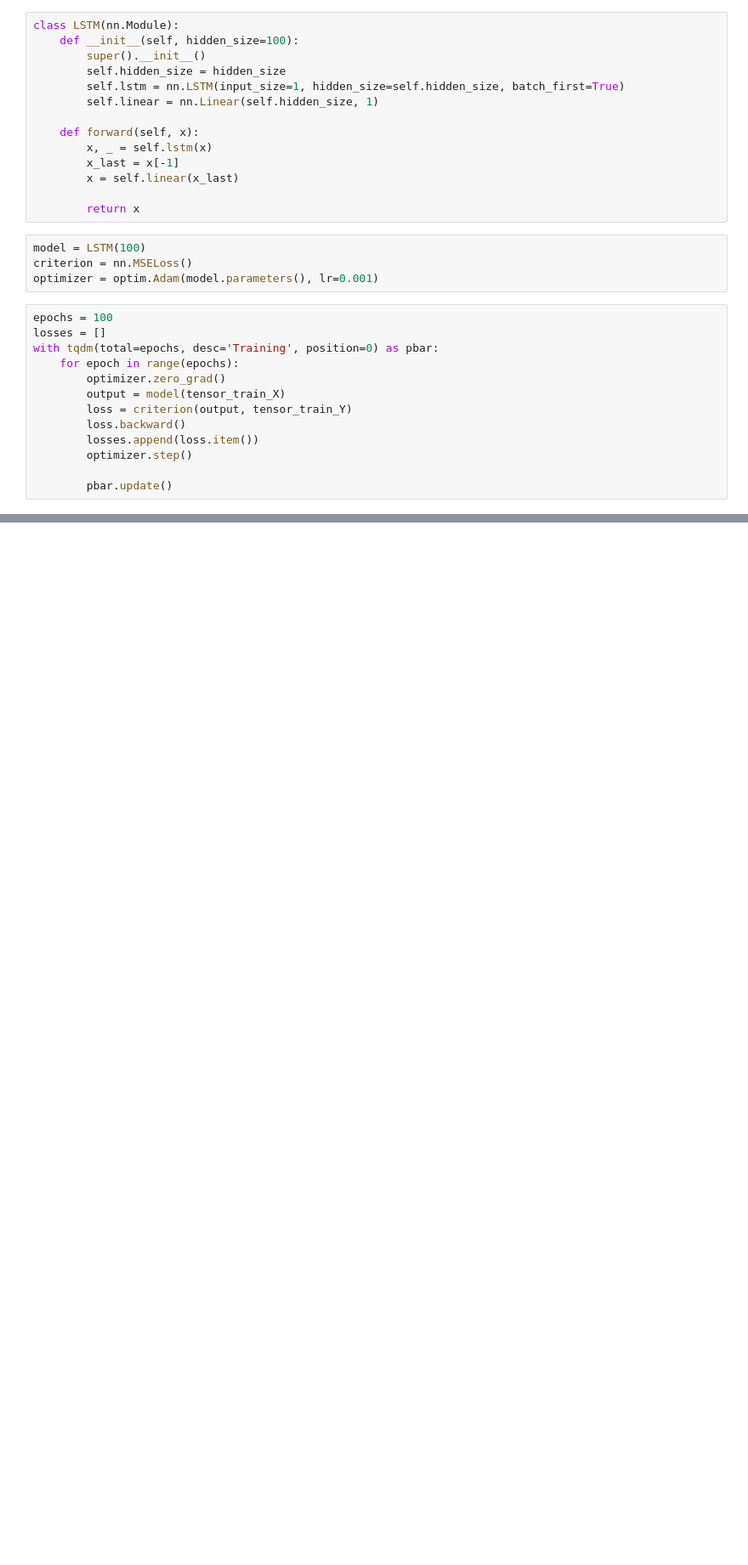
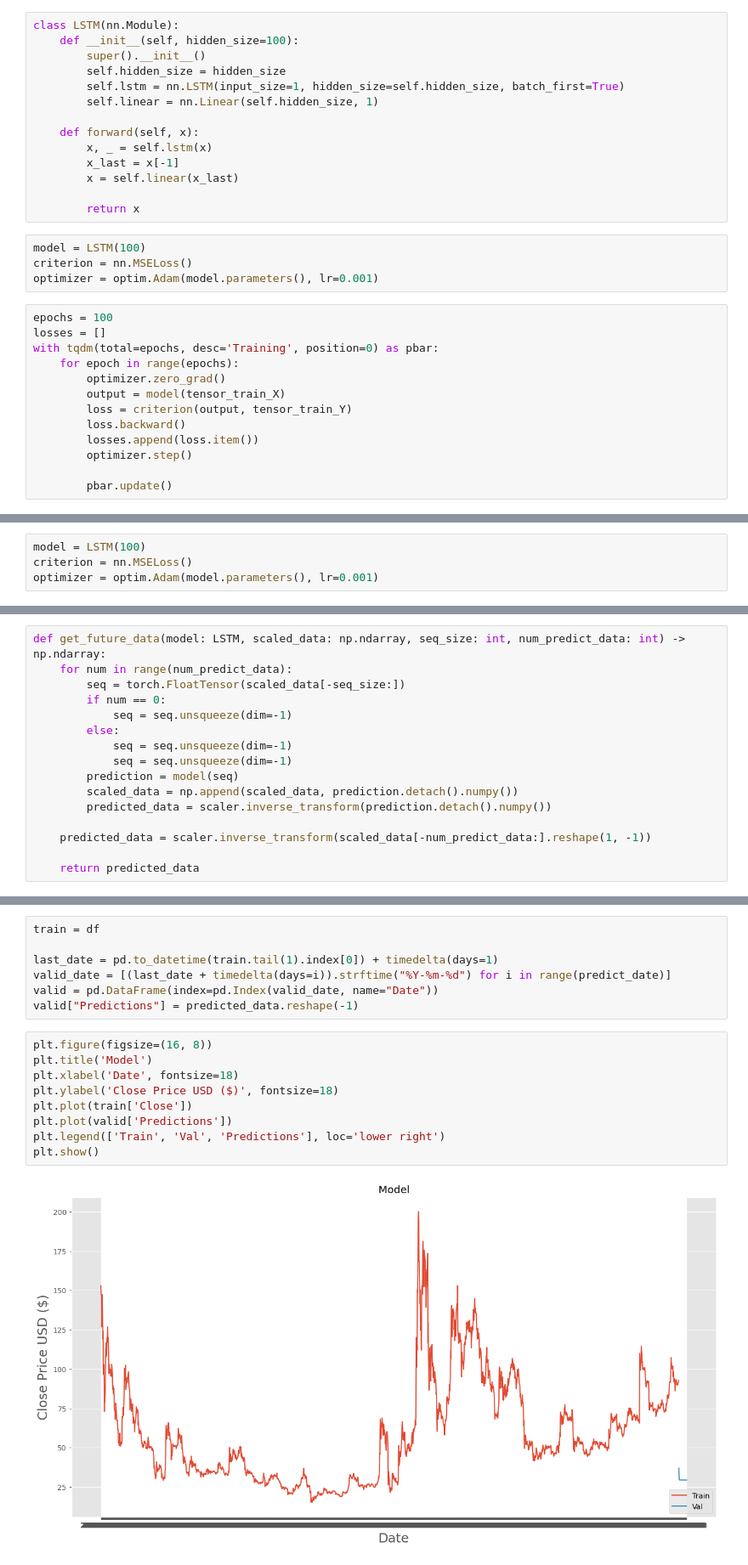
Before and after one commit to minusno0708/lstm_virtual_currency_forecast, a Jupyter notebook: predict.ipynb, the cells around one changed output, grey strips where cells are left out. Shown at 85% size. Cells and saved outputs as stored; diff of their text form; blank space fills up the shorter version.

```diff
--- a/predict.ipynb
+++ b/predict.ipynb
@@ -116,0 +154,4 @@ plt.show()
+# %%
+model = LSTM(100)
+criterion = nn.MSELoss()
+optimizer = optim.Adam(model.parameters(), lr=0.001)
@@ -116,0 +171,16 @@ plt.show()
+# %%
+def get_future_data(model: LSTM, scaled_data: np.ndarray, seq_size: int, num_predict_data: int) -> np.ndarray:
+    for num in range(num_predict_data):
+        seq = torch.FloatTensor(scaled_data[-seq_size:])
+        if num == 0:
+            seq = seq.unsqueeze(dim=-1)
+        else:
+            seq = seq.unsqueeze(dim=-1)
+            seq = seq.unsqueeze(dim=-1)
+        prediction = model(seq)
+        scaled_data = np.append(scaled_data, prediction.detach().numpy())
+        predicted_data = scaler.inverse_transform(prediction.detach().numpy())
+
+    predicted_data = scaler.inverse_transform(scaled_data[-num_predict_data:].reshape(1, -1))
+
+    return predicted_data
@@ -116,0 +201,18 @@ plt.show()
+# %%
+train = df
+
+last_date = pd.to_datetime(train.tail(1).index[0]) + timedelta(days=1)
+valid_date = [(last_date + timedelta(days=i)).strftime("%Y-%m-%d") for i in range(predict_date)]
+valid = pd.DataFrame(index=pd.Index(valid_date, name="Date"))
+valid["Predictions"] = predicted_data.reshape(-1)
+# %%
+plt.figure(figsize=(16, 8))
+plt.title('Model')
+plt.xlabel('Date', fontsize=18)
+plt.ylabel('Close Price USD ($)', fontsize=18)
+plt.plot(train['Close'])
+plt.plot(valid['Predictions'])
+plt.legend(['Train', 'Val', 'Predictions'], loc='lower right')
+plt.show()
+# %% [output]
+[figure, added]
```
Also changed, not shown: parts of 10 cells of this notebook.
